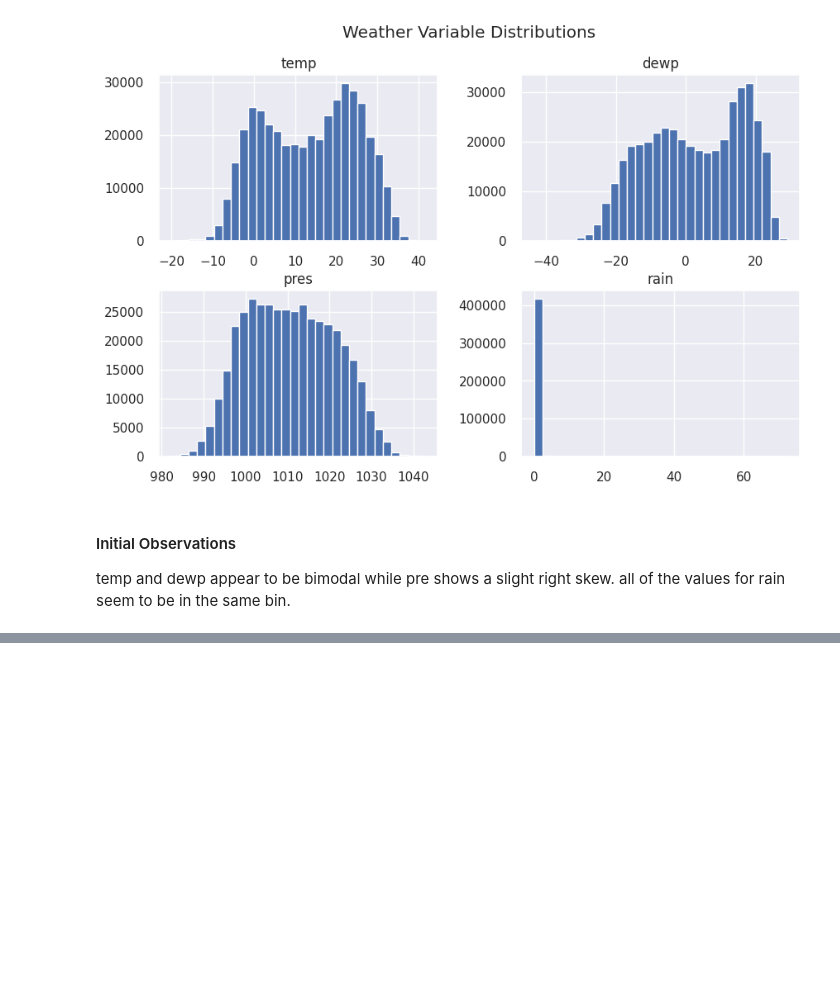
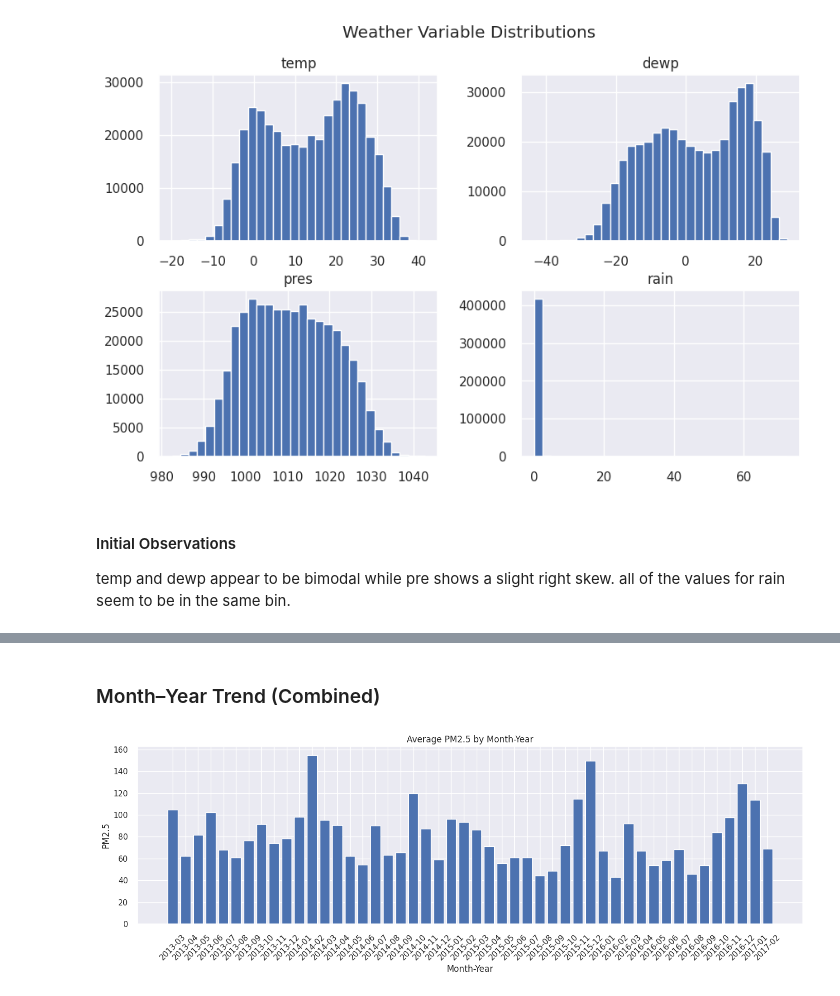
Before and after one commit to RSE1982/beijing-air-quality, a Jupyter notebook: notebooks/03_initial_eda.ipynb, the cells around one changed output, grey strips where cells are left out. Saved outputs shown, nothing was run; the diff lists cells and outputs as text; code cells hidden in the pictures; blank space fills up the shorter version.

```diff
--- a/notebooks/03_initial_eda.ipynb
+++ b/notebooks/03_initial_eda.ipynb
@@ -246,0 +322,16 @@ all of the values for rain seem to be in the same bin.
+# %% [markdown]
+### Month–Year Trend (Combined)
+# %%
+monthly_year = df.groupby(["year", "month"])["pm2.5"].mean().reset_index()
+monthly_year["year_month"] = monthly_year["year"].astype(str) + "-" + monthly_year["month"].astype(str).str.zfill(2)
+
+plt.figure(figsize=(14,5))
+plt.bar(monthly_year["year_month"], monthly_year["pm2.5"])
+plt.xticks(rotation=45)
+plt.title("Average PM2.5 by Month-Year")
+plt.xlabel("Month-Year")
+plt.ylabel("PM2.5")
+plt.tight_layout()
+plt.show()
+# %% [output]
+[figure, added]
```
Also changed, not shown: parts of 16 cells of this notebook.
